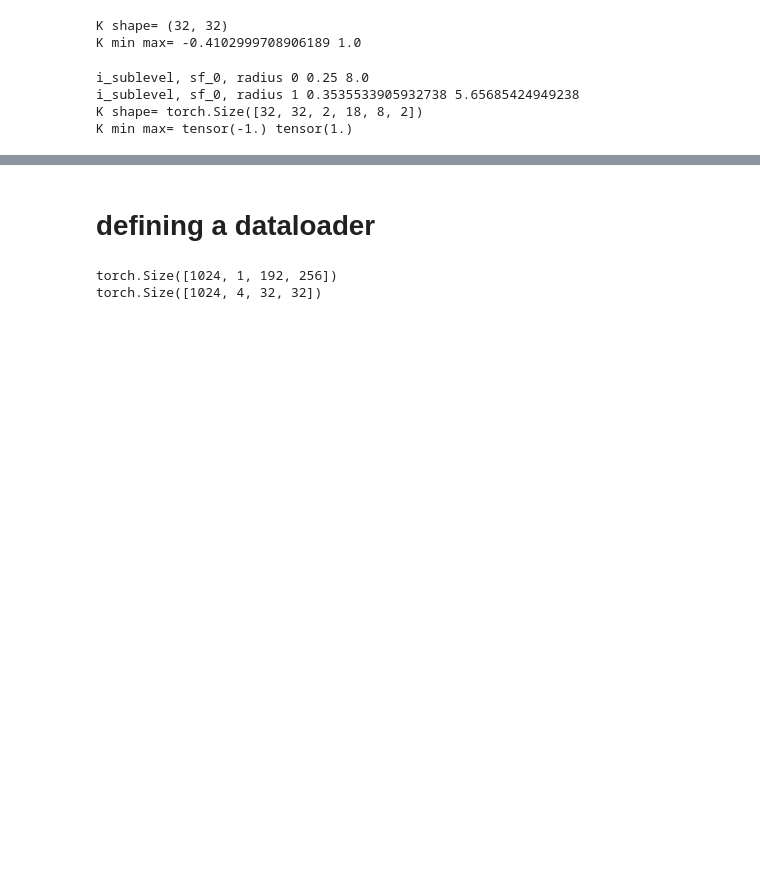
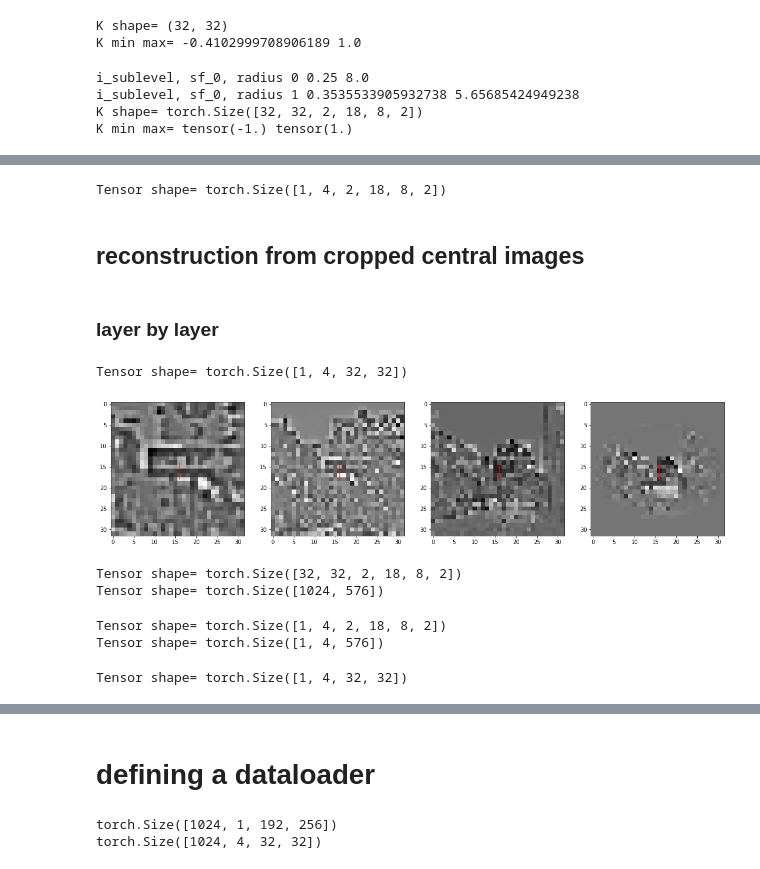
Before and after one commit to bicv/POLO, a Jupyter notebook: notebooks/2020-02-13_retina_reconstruction.ipynb, the cells around one changed output, grey strips where cells are left out. Drawn from its saved outputs; the diff is of its cells as text; code cells hidden in the pictures; blank space fills up the shorter version.

```diff
--- a/notebooks/2020-02-13_retina_reconstruction.ipynb
+++ b/notebooks/2020-02-13_retina_reconstruction.ipynb
@@ -209,0 +225,37 @@ K min max= tensor(-1.) tensor(1.)
+# %%
+out = torch.tensordot(img_crop, K,  dims=2)
+print('Tensor shape=', out.shape)
+# %% [output]
+Tensor shape= torch.Size([1, 4, 2, 18, 8, 2])
+# %% [markdown]
+## reconstruction from cropped central images
+# %% [markdown]
+### layer by layer
+# %%
+fig, axs = plt.subplots(1, n_levels, figsize=(20,20))
+for i_level, ax in enumerate(axs):
+    ax.imshow(img_crop.numpy()[0, i_level, ...], cmap='gray')
+    ax.plot([width/2], [width/2], 'r+', ms=16);
+print('Tensor shape=', img_crop.shape)
+# %% [output]
+Tensor shape= torch.Size([1, 4, 32, 32])
+[figure, added]
+# %%
+print('Tensor shape=', K.shape)
+K_ = K.reshape((width**2, n_sublevel*n_azimuth*n_theta*n_phase))
+print('Tensor shape=', K_.shape)
+# %% [output]
+Tensor shape= torch.Size([32, 32, 2, 18, 8, 2])
+Tensor shape= torch.Size([1024, 576])
+# %%
+print('Tensor shape=', out.shape)
+out__ = out.reshape((1, n_levels, n_sublevel*n_azimuth*n_theta*n_phase))
+print('Tensor shape=', out__.shape)
+# %% [output]
+Tensor shape= torch.Size([1, 4, 2, 18, 8, 2])
+Tensor shape= torch.Size([1, 4, 576])
+# %%
+img_rec =  torch.tensordot(out__, K_.T,  dims=1).reshape((1, n_levels, width, width))
+print('Tensor shape=', img_rec.shape)
+# %% [output]
+Tensor shape= torch.Size([1, 4, 32, 32])
```
Also changed, not shown: parts of 49 cells of this notebook.
